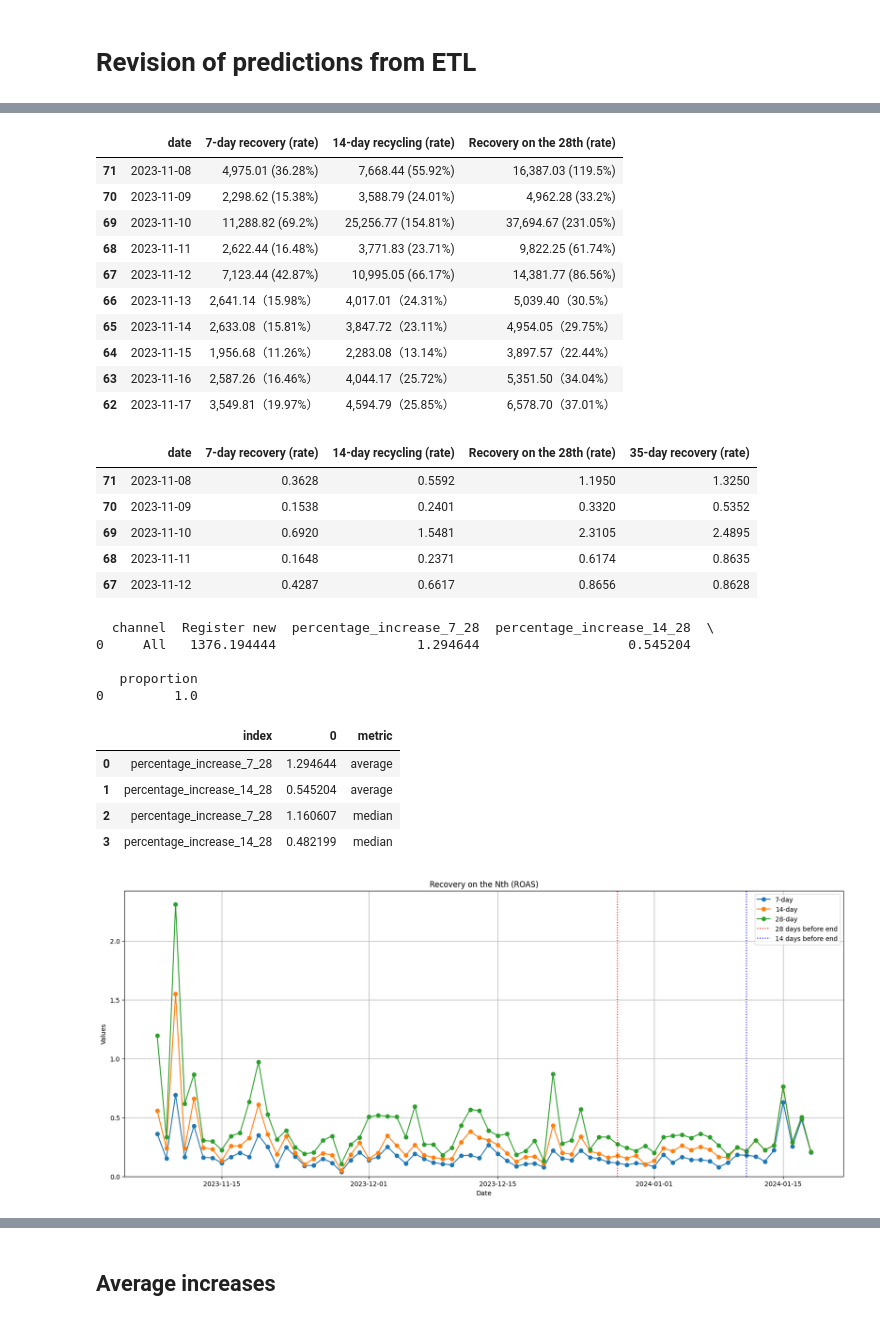
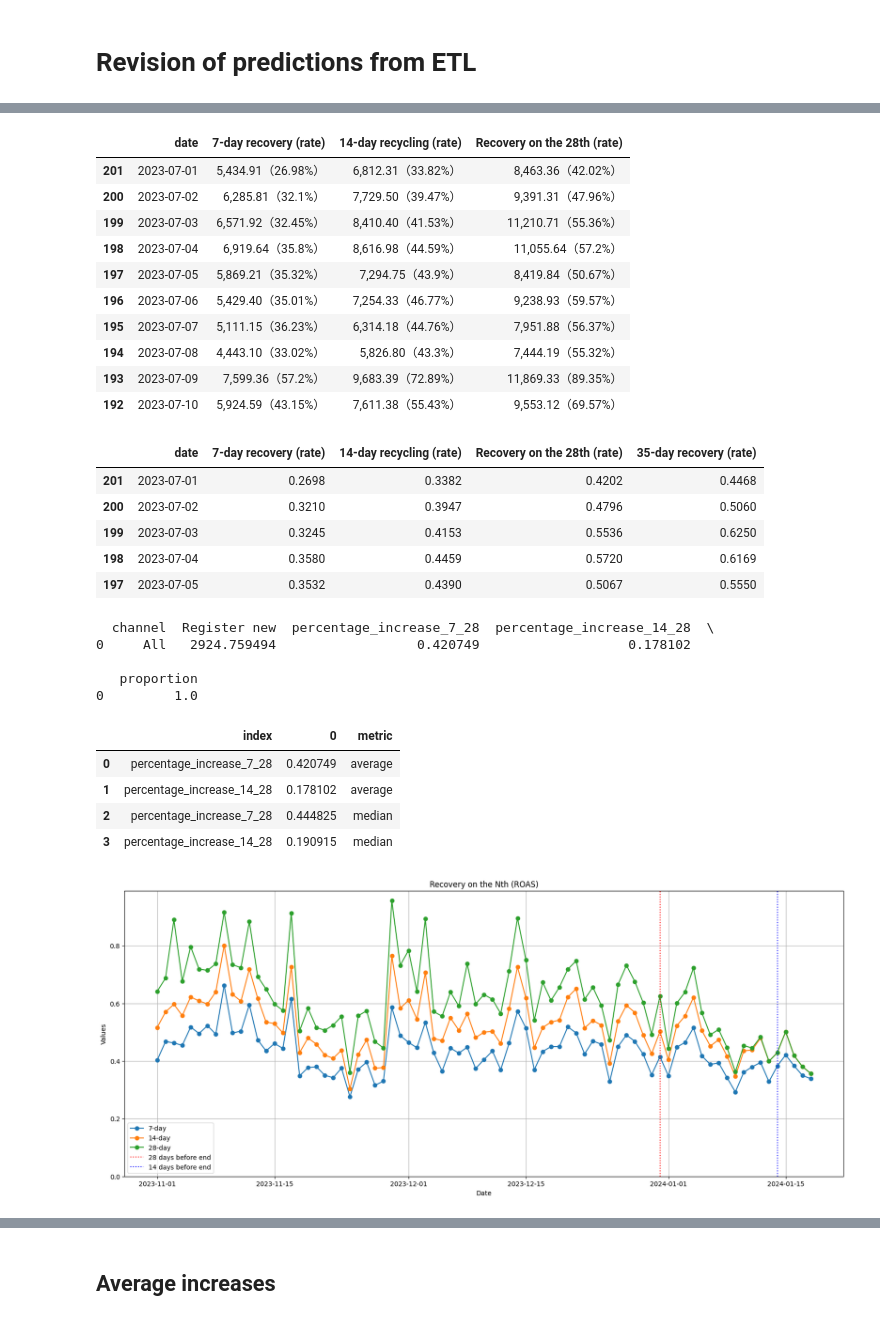
Before and after one commit to PereFuster/Acorn-Casino-PLTV, a Jupyter notebook: accorn_ios_etl_verification.ipynb, the cells around one changed output, grey strips where cells are left out. Drawn from its saved outputs; the diff is of its cells as text; code cells hidden in the pictures.

```diff
--- a/accorn_ios_etl_verification.ipynb
+++ b/accorn_ios_etl_verification.ipynb
@@ -15,8 +15,9 @@ from datetime import datetime, timedelta
 # Revision of predictions from ETL
 # %%
 # Load BI Tool data
-file_path = (os.getcwd()).replace('\\', '/') + r'/roi_all_by_user_20240126114811.xlsx'.replace('\\', '/')
+file_path = (os.getcwd()).replace('\\', '/') + r'/roi_all_by_user_20240126191117.xlsx'.replace('\\', '/')
 bi_tool_actuals = pd.read_excel(file_path)
+
 bi_tool_actuals = bi_tool_actuals[bi_tool_actuals['date'] != '--']
 # bi_tool_actuals['date'] = pd.to_datetime(bi_tool_actuals['date'])
 bi_tool_actuals['date'] = pd.to_datetime(bi_tool_actuals['date'].astype(str), format='%Y%m%d')
@@ -29,14 +30,14 @@ Date range: 2023-11-08 00:00:00   2024-01-18 00:00:00
 |  | date | 7-day recovery (rate) | 14-day recycling (rate) | Recovery on the 28th (rate) |
-| 71 | 2023-11-08 | 4,975.01 (36.28%) | 7,668.44 (55.92%) | 16,387.03 (119.5%) |
-| 70 | 2023-11-09 | 2,298.62 (15.38%) | 3,588.79 (24.01%) | 4,962.28 (33.2%) |
-| 69 | 2023-11-10 | 11,288.82 (69.2%) | 25,256.77 (154.81%) | 37,694.67 (231.05%) |
-| 68 | 2023-11-11 | 2,622.44 (16.48%) | 3,771.83 (23.71%) | 9,822.25 (61.74%) |
-| 67 | 2023-11-12 | 7,123.44 (42.87%) | 10,995.05 (66.17%) | 14,381.77 (86.56%) |
-| 66 | 2023-11-13 | 2,641.14（15.98%） | 4,017.01（24.31%） | 5,039.40（30.5%） |
-| 65 | 2023-11-14 | 2,633.08（15.81%） | 3,847.72（23.11%） | 4,954.05（29.75%） |
-| 64 | 2023-11-15 | 1,956.68（11.26%） | 2,283.08（13.14%） | 3,897.57（22.44%） |
-| 63 | 2023-11-16 | 2,587.26（16.46%） | 4,044.17（25.72%） | 5,351.50（34.04%） |
-| 62 | 2023-11-17 | 3,549.81（19.97%） | 4,594.79（25.85%） | 6,578.70（37.01%） |
+| 201 | 2023-07-01 | 5,434.91（26.98%） | 6,812.31（33.82%） | 8,463.36（42.02%） |
+| 200 | 2023-07-02 | 6,285.81（32.1%） | 7,729.50（39.47%） | 9,391.31（47.96%） |
+| 199 | 2023-07-03 | 6,571.92（32.45%） | 8,410.40（41.53%） | 11,210.71（55.36%） |
+| 198 | 2023-07-04 | 6,919.64（35.8%） | 8,616.98（44.59%） | 11,055.64（57.2%） |
+| 197 | 2023-07-05 | 5,869.21（35.32%） | 7,294.75（43.9%） | 8,419.84（50.67%） |
+| 196 | 2023-07-06 | 5,429.40（35.01%） | 7,254.33（46.77%） | 9,238.93（59.57%） |
+| 195 | 2023-07-07 | 5,111.15（36.23%） | 6,314.18（44.76%） | 7,951.88（56.37%） |
+| 194 | 2023-07-08 | 4,443.10（33.02%） | 5,826.80（43.3%） | 7,444.19（55.32%） |
+| 193 | 2023-07-09 | 7,599.36（57.2%） | 9,683.39（72.89%） | 11,869.33（89.35%） |
+| 192 | 2023-07-10 | 5,924.59（43.15%） | 7,611.38（55.43%） | 9,553.12（69.57%） |
 # %%
 # Convert percentage strings to floats
 def convert_percentage_string_to_float(percentage_string):
@@ -51,11 +52,11 @@ for col in ['7-day recovery (rate)', '14-day recycling (rate)', 'Recovery on the
 bi_tool_actuals[['date', '7-day recovery (rate)', '14-day recycling (rate)', 'Recovery on the 28th (rate)', '35-day recovery (rate)']].sort_values(by = 'date').head()
 # %% [output]
 |  | date | 7-day recovery (rate) | 14-day recycling (rate) | Recovery on the 28th (rate) | 35-day recovery (rate) |
-| 71 | 2023-11-08 | 0.3628 | 0.5592 | 1.1950 | 1.3250 |
-| 70 | 2023-11-09 | 0.1538 | 0.2401 | 0.3320 | 0.5352 |
-| 69 | 2023-11-10 | 0.6920 | 1.5481 | 2.3105 | 2.4895 |
-| 68 | 2023-11-11 | 0.1648 | 0.2371 | 0.6174 | 0.8635 |
-| 67 | 2023-11-12 | 0.4287 | 0.6617 | 0.8656 | 0.8628 |
+| 201 | 2023-07-01 | 0.2698 | 0.3382 | 0.4202 | 0.4468 |
+| 200 | 2023-07-02 | 0.3210 | 0.3947 | 0.4796 | 0.5060 |
+| 199 | 2023-07-03 | 0.3245 | 0.4153 | 0.5536 | 0.6250 |
+| 198 | 2023-07-04 | 0.3580 | 0.4459 | 0.5720 | 0.6169 |
+| 197 | 2023-07-05 | 0.3532 | 0.4390 | 0.5067 | 0.5550 |
 # %%
 # Calculate percentage increase for each row
 bi_tool_actuals['percentage_increase_7_28'] = ((bi_tool_actuals['Recovery on the 28th (rate)'] - bi_tool_actuals['7-day recovery (rate)']) / bi_tool_actuals['7-day recovery (rate)']) # This cannot be trusted (because we give the same weight to every install)
@@ -80,15 +81,15 @@ print(installs_per_channel)
 percentage_increase_by_channel
 # %% [output]
   channel  Register new  percentage_increase_7_28  percentage_increase_14_28  \
-0     All   1376.194444                  1.294644                   0.545204
+0     All   2924.759494                  0.420749                   0.178102
 
    proportion
 0         1.0
 |  | index | 0 | metric |
-| 0 | percentage_increase_7_28 | 1.294644 | average |
-| 1 | percentage_increase_14_28 | 0.545204 | average |
-| 2 | percentage_increase_7_28 | 1.160607 | median |
-| 3 | percentage_increase_14_28 | 0.482199 | median |
+| 0 | percentage_increase_7_28 | 0.420749 | average |
+| 1 | percentage_increase_14_28 | 0.178102 | average |
+| 2 | percentage_increase_7_28 | 0.444825 | median |
+| 3 | percentage_increase_14_28 | 0.190915 | median |
 # %%
 a =  bi_tool_actuals[bi_tool_actuals['date'] > '2023-10-31'][bi_tool_actuals['channel'] == 'All'].copy()
 a['date'] = pd.to_datetime(a['date'], format='%Y%m%d')
@@ -120,7 +121,7 @@ plt.grid(True)
 plt.legend()  # Add legend to differentiate between pred_56 and pred_100
 plt.show()
 # %% [output]
-[figure, old version]
+[figure, new version]
 # %%
 a['date'] = pd.to_datetime(a['date'], format='%Y%m%d')
 
```
Also changed, not shown: parts of 7 cells of this notebook, 4 other files.
